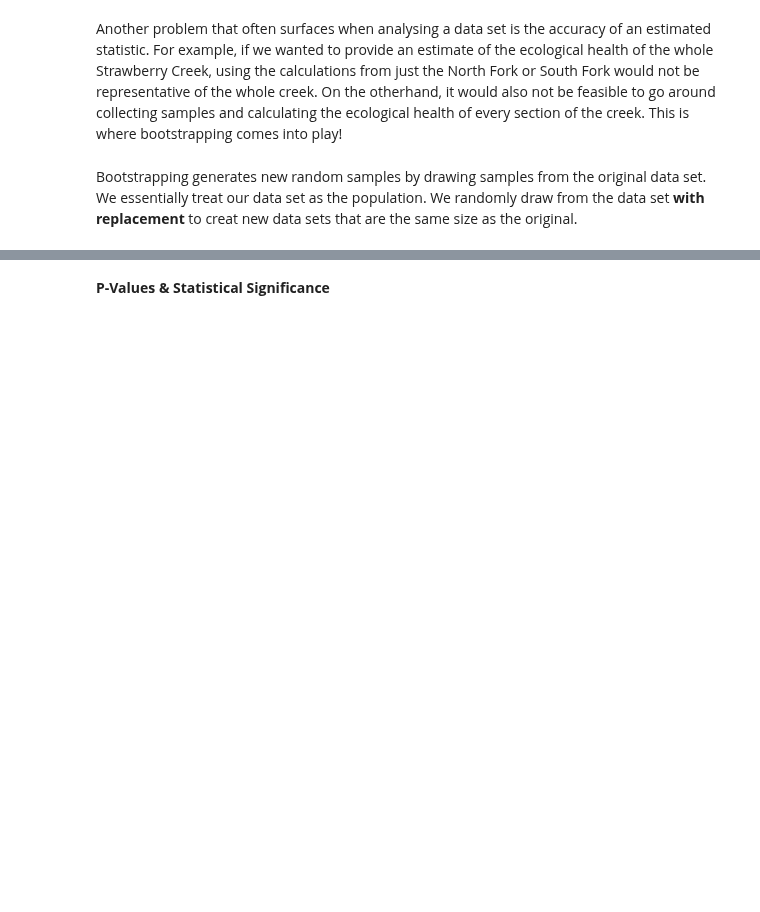
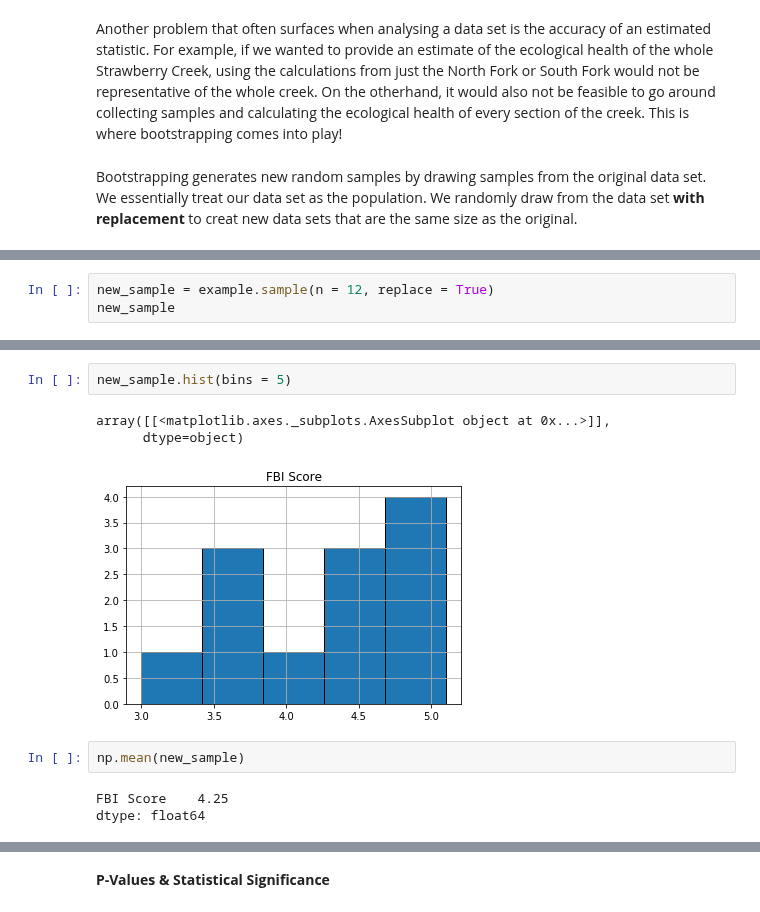
Before and after one commit to ds-modules/Bio-1B, a Jupyter notebook: Bio 1B Strawberry Creek.ipynb, the cells around one changed output, grey strips where cells are left out. Cells and saved outputs as stored; diff of their text form; blank space fills up the shorter version.

```diff
--- a/Bio 1B Strawberry Creek.ipynb
+++ b/Bio 1B Strawberry Creek.ipynb
@@ -248,0 +254,3 @@ explain how bootstrapping created a new distribution
+# %%
+new_sample = example.sample(n = 12, replace = True)
+new_sample
@@ -248,0 +271,11 @@ explain how bootstrapping created a new distribution
+# %%
+new_sample.hist(bins = 5)
+# %% [output]
+array([[<matplotlib.axes._subplots.AxesSubplot object at 0x...>]],
+      dtype=object)
+[figure, added]
+# %%
+np.mean(new_sample)
+# %% [output]
+FBI Score    4.25
+dtype: float64
```
Also changed, not shown: parts of 18 cells of this notebook.
